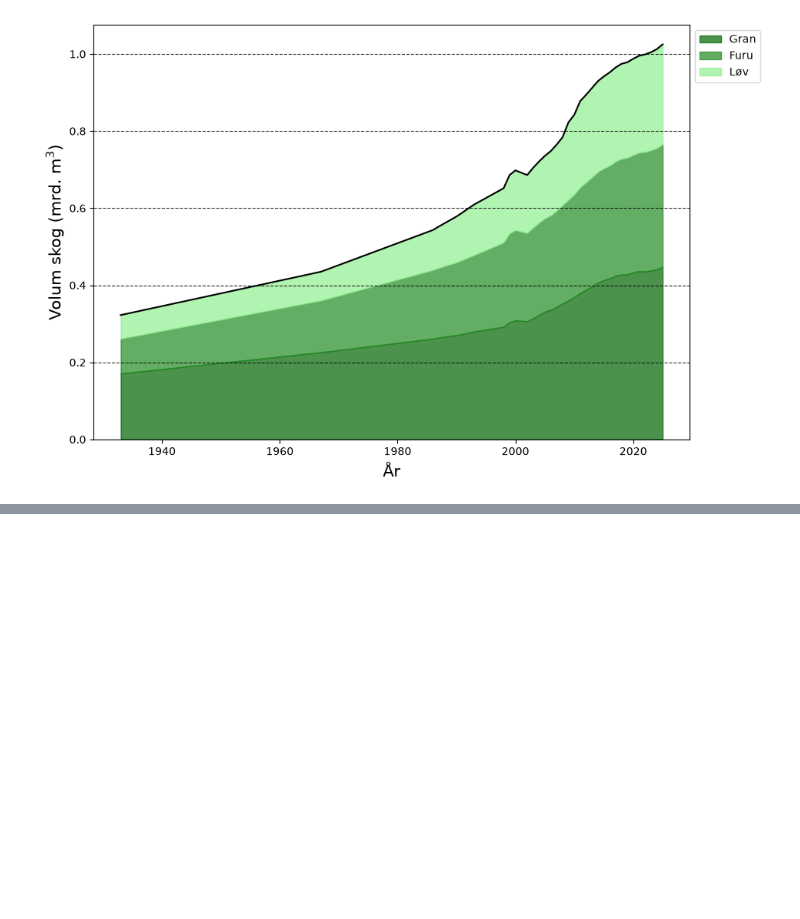
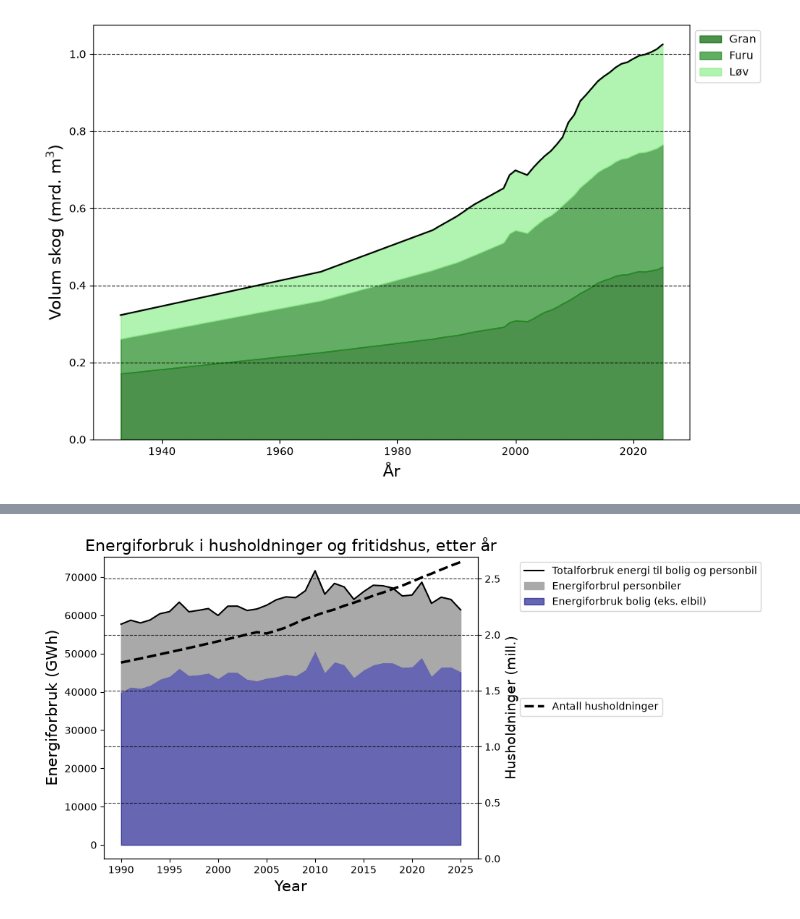
Before and after one commit to Oyvind-Aas/Electricity_and_Energy, a Jupyter notebook: Electricity_exploring.ipynb, the cells around one changed output, grey strips where cells are left out. Saved outputs shown, nothing was run; the diff lists cells and outputs as text; code cells hidden in the pictures; blank space fills up the shorter version.

Commit message:
Explore a more detailed table from ssb on energy and transport total for Norway

```diff
--- a/Electricity_exploring.ipynb
+++ b/Electricity_exploring.ipynb
@@ -175,0 +255,34 @@ plt.grid(axis='y', linestyle='--', alpha=0.8, color ='black')
+# %%
+energi = df[df.ContentsCode == 'Energibrukialt'].iloc[:,1:].astype(int).to_numpy()[0] # Energibruk i alt til bolig- og transportformål (GWh)
+personbil = df[df.ContentsCode == 'ForbEnBilBaat'].iloc[:,1:].astype(int).to_numpy()[0] # Forbruk av energi i personbiler og fritidsbåter, i alt (GWh)
+# %%
+fig, ax1 = plt.subplots()
+
+ax1.set_xlabel('År', fontsize = 14)
+ax1.set_ylabel('Energi (GWh)', color='black', fontsize = 14)
+
+ax1.fill_between(year, energi_bolig , 0, color = 'navy', alpha = 0.6, label = 'Energiforbruk bolig (eks. elbil)')
+ax1.fill_between(year, personbil + energi_bolig, energi_bolig, color = 'darkgrey', label = 'Energiforbrul personbiler')
+
+ax1.plot(year, energi, color= 'black', label = 'Totalforbruk energi til bolig og personbil')
+
+ax1.set_xlabel('Year', fontsize = 15)
+ax1.set_ylabel('Energiforbruk (GWh)', fontsize = 15)
+
+ax2 = ax1.twinx()  # instantiate a second Axix, population, sharing the same x-axis
+
+ax2.set_ylabel('Husholdninger (mill.)', color='black', fontsize = 14)
+ax2.plot(year , husholdninger / 1e6, '--', color='black', linewidth = 2.5, label = 'Antall husholdninger')
+ax2.set_ylim(bottom=0)
+
+fig.tight_layout()
+fig.set_figheight(5)
+fig.set_figwidth(7)
+ax1.set_title('Energiforbruk i husholdninger og fritidshus, etter år', fontsize = 16)
+ax1.legend(fontsize='medium', loc='upper left', bbox_to_anchor=(1.1, 1), reverse=True)
+ax2.legend(fontsize='medium', loc='upper left', bbox_to_anchor=(1.1, 0.55), reverse=True)
+
+plt.grid(axis='y', linestyle='--', alpha=0.8, color ='black')
+plt.show()
+# %% [output]
+[figure, added]
```
Also changed, not shown: parts of 6 cells of this notebook.
